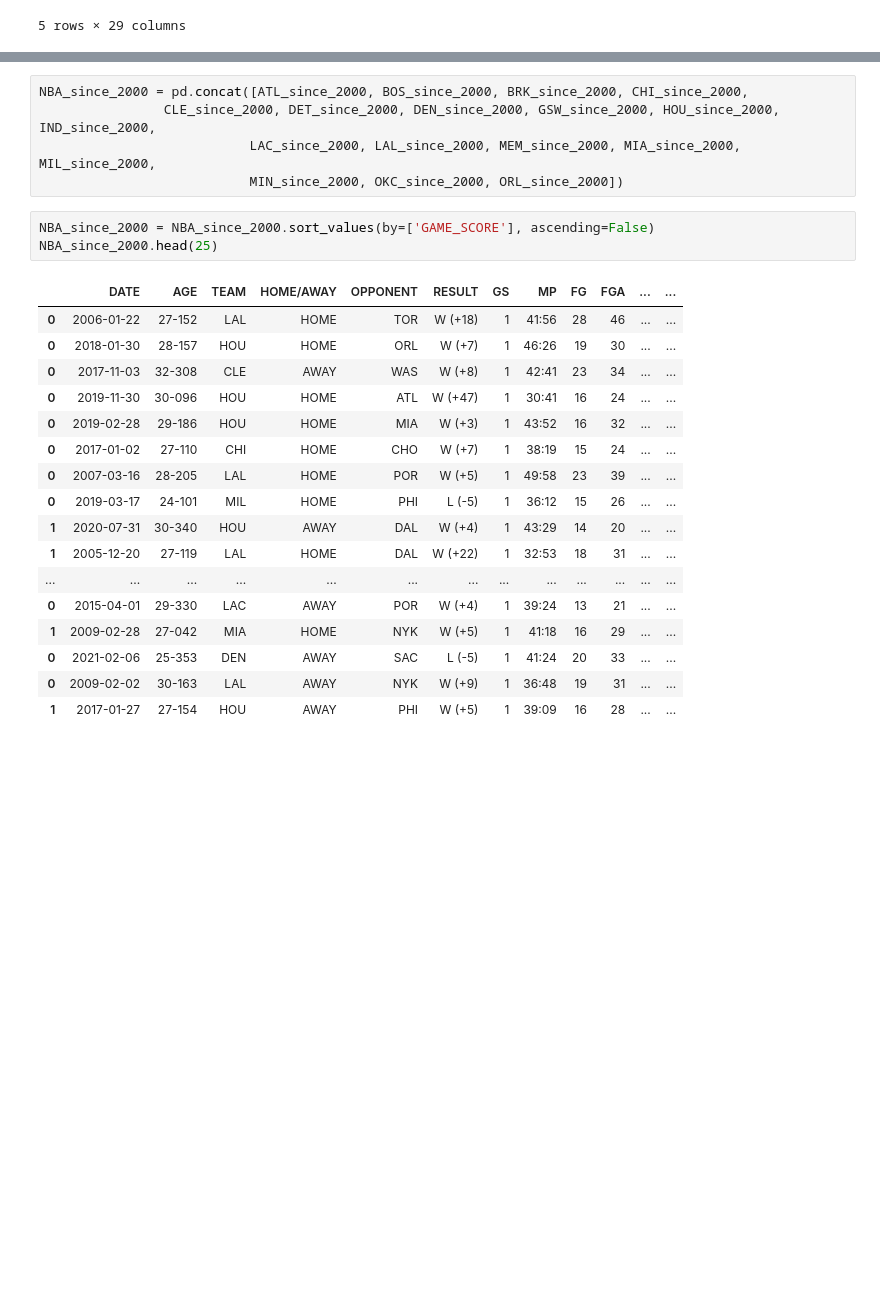
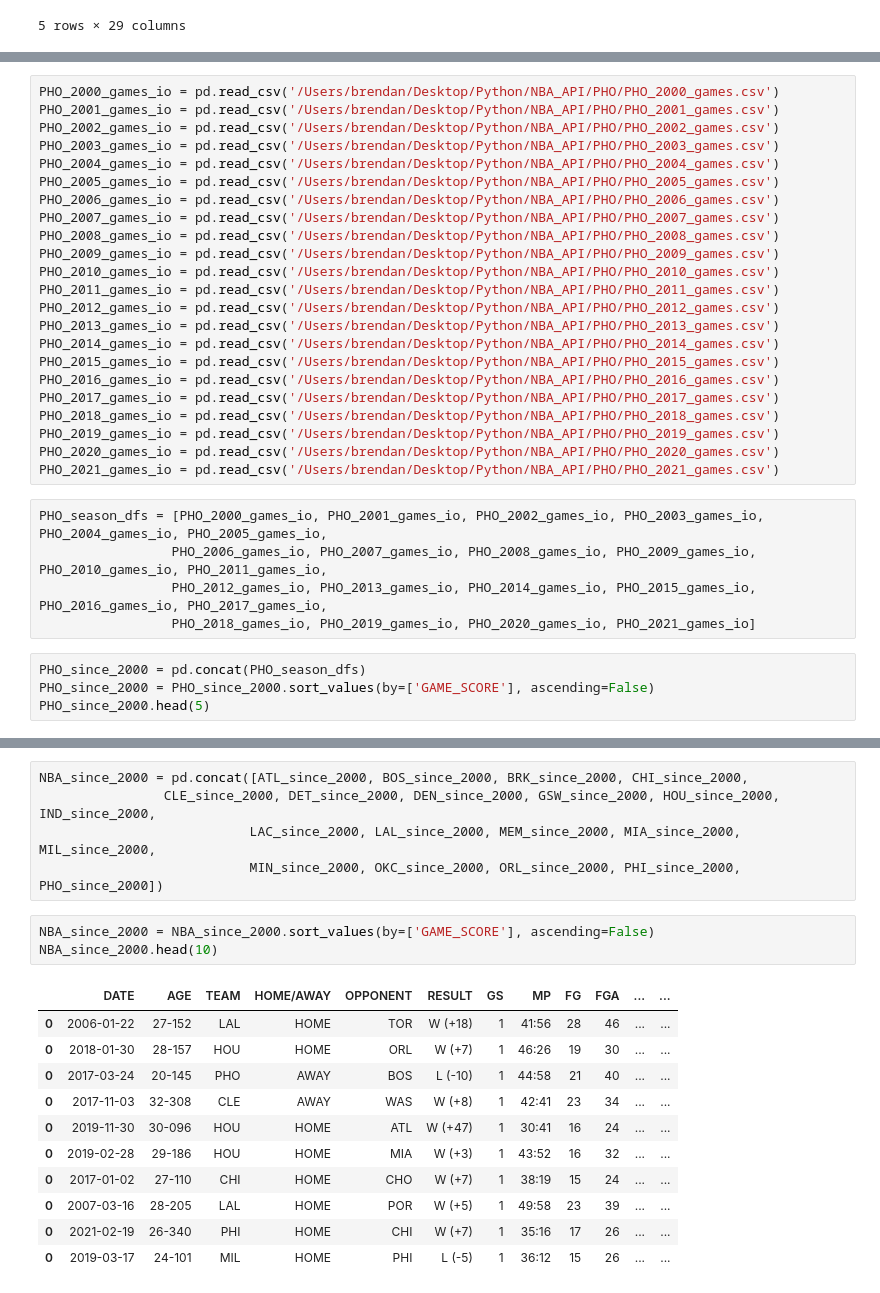
Before and after one commit to bme3412/Python, a Jupyter notebook: Projects/Basketball_reference/NBA_since_2000.ipynb, the cells around one changed output, grey strips where cells are left out. Drawn from its saved outputs; the diff is of its cells as text; blank space fills up the shorter version.

```diff
--- a/Projects/Basketball_reference/NBA_since_2000.ipynb
+++ b/Projects/Basketball_reference/NBA_since_2000.ipynb
@@ -833,0 +878,32 @@ ORL_since_2000.head(5)
+# %%
+PHO_2000_games_io = pd.read_csv('/Users/brendan/Desktop/Python/NBA_API/PHO/PHO_2000_games.csv')
+PHO_2001_games_io = pd.read_csv('/Users/brendan/Desktop/Python/NBA_API/PHO/PHO_2001_games.csv')
+PHO_2002_games_io = pd.read_csv('/Users/brendan/Desktop/Python/NBA_API/PHO/PHO_2002_games.csv')
+PHO_2003_games_io = pd.read_csv('/Users/brendan/Desktop/Python/NBA_API/PHO/PHO_2003_games.csv')
+PHO_2004_games_io = pd.read_csv('/Users/brendan/Desktop/Python/NBA_API/PHO/PHO_2004_games.csv')
+PHO_2005_games_io = pd.read_csv('/Users/brendan/Desktop/Python/NBA_API/PHO/PHO_2005_games.csv')
+PHO_2006_games_io = pd.read_csv('/Users/brendan/Desktop/Python/NBA_API/PHO/PHO_2006_games.csv')
+PHO_2007_games_io = pd.read_csv('/Users/brendan/Desktop/Python/NBA_API/PHO/PHO_2007_games.csv')
+PHO_2008_games_io = pd.read_csv('/Users/brendan/Desktop/Python/NBA_API/PHO/PHO_2008_games.csv')
+PHO_2009_games_io = pd.read_csv('/Users/brendan/Desktop/Python/NBA_API/PHO/PHO_2009_games.csv')
+PHO_2010_games_io = pd.read_csv('/Users/brendan/Desktop/Python/NBA_API/PHO/PHO_2010_games.csv')
+PHO_2011_games_io = pd.read_csv('/Users/brendan/Desktop/Python/NBA_API/PHO/PHO_2011_games.csv')
+PHO_2012_games_io = pd.read_csv('/Users/brendan/Desktop/Python/NBA_API/PHO/PHO_2012_games.csv')
+PHO_2013_games_io = pd.read_csv('/Users/brendan/Desktop/Python/NBA_API/PHO/PHO_2013_games.csv')
+PHO_2014_games_io = pd.read_csv('/Users/brendan/Desktop/Python/NBA_API/PHO/PHO_2014_games.csv')
+PHO_2015_games_io = pd.read_csv('/Users/brendan/Desktop/Python/NBA_API/PHO/PHO_2015_games.csv')
+PHO_2016_games_io = pd.read_csv('/Users/brendan/Desktop/Python/NBA_API/PHO/PHO_2016_games.csv')
+PHO_2017_games_io = pd.read_csv('/Users/brendan/Desktop/Python/NBA_API/PHO/PHO_2017_games.csv')
+PHO_2018_games_io = pd.read_csv('/Users/brendan/Desktop/Python/NBA_API/PHO/PHO_2018_games.csv')
+PHO_2019_games_io = pd.read_csv('/Users/brendan/Desktop/Python/NBA_API/PHO/PHO_2019_games.csv')
+PHO_2020_games_io = pd.read_csv('/Users/brendan/Desktop/Python/NBA_API/PHO/PHO_2020_games.csv')
+PHO_2021_games_io = pd.read_csv('/Users/brendan/Desktop/Python/NBA_API/PHO/PHO_2021_games.csv')
+# %%
+PHO_season_dfs = [PHO_2000_games_io, PHO_2001_games_io, PHO_2002_games_io, PHO_2003_games_io, PHO_2004_games_io, PHO_2005_games_io,
+                 PHO_2006_games_io, PHO_2007_games_io, PHO_2008_games_io, PHO_2009_games_io, PHO_2010_games_io, PHO_2011_games_io,
+                 PHO_2012_games_io, PHO_2013_games_io, PHO_2014_games_io, PHO_2015_games_io, PHO_2016_games_io, PHO_2017_games_io,
+                 PHO_2018_games_io, PHO_2019_games_io, PHO_2020_games_io, PHO_2021_games_io]
+# %%
+PHO_since_2000 = pd.concat(PHO_season_dfs)
+PHO_since_2000 = PHO_since_2000.sort_values(by=['GAME_SCORE'], ascending=False)
+PHO_since_2000.head(5)
@@ -835,25 +921,19 @@ ORL_since_2000.head(5)
 NBA_since_2000 = pd.concat([ATL_since_2000, BOS_since_2000, BRK_since_2000, CHI_since_2000,
                 CLE_since_2000, DET_since_2000, DEN_since_2000, GSW_since_2000, HOU_since_2000, IND_since_2000,
                            LAC_since_2000, LAL_since_2000, MEM_since_2000, MIA_since_2000, MIL_since_2000,
-                           MIN_since_2000, OKC_since_2000, ORL_since_2000])
+                           MIN_since_2000, OKC_since_2000, ORL_since_2000, PHI_since_2000, PHO_since_2000])
 # %%
 NBA_since_2000 = NBA_since_2000.sort_values(by=['GAME_SCORE'], ascending=False)
-NBA_since_2000.head(25)
+NBA_since_2000.head(10)
 # %% [output]
 |  | DATE | AGE | TEAM | HOME/AWAY | OPPONENT | RESULT | GS | MP | FG | FGA | ... | ... |
 | 0 | 2006-01-22 | 27-152 | LAL | HOME | TOR | W (+18) | 1 | 41:56 | 28 | 46 | ... | ... |
 | 0 | 2018-01-30 | 28-157 | HOU | HOME | ORL | W (+7) | 1 | 46:26 | 19 | 30 | ... | ... |
+| 0 | 2017-03-24 | 20-145 | PHO | AWAY | BOS | L (-10) | 1 | 44:58 | 21 | 40 | ... | ... |
 | 0 | 2017-11-03 | 32-308 | CLE | AWAY | WAS | W (+8) | 1 | 42:41 | 23 | 34 | ... | ... |
 | 0 | 2019-11-30 | 30-096 | HOU | HOME | ATL | W (+47) | 1 | 30:41 | 16 | 24 | ... | ... |
 | 0 | 2019-02-28 | 29-186 | HOU | HOME | MIA | W (+3) | 1 | 43:52 | 16 | 32 | ... | ... |
 | 0 | 2017-01-02 | 27-110 | CHI | HOME | CHO | W (+7) | 1 | 38:19 | 15 | 24 | ... | ... |
 | 0 | 2007-03-16 | 28-205 | LAL | HOME | POR | W (+5) | 1 | 49:58 | 23 | 39 | ... | ... |
+| 0 | 2021-02-19 | 26-340 | PHI | HOME | CHI | W (+7) | 1 | 35:16 | 17 | 26 | ... | ... |
 | 0 | 2019-03-17 | 24-101 | MIL | HOME | PHI | L (-5) | 1 | 36:12 | 15 | 26 | ... | ... |
-| 1 | 2020-07-31 | 30-340 | HOU | AWAY | DAL | W (+4) | 1 | 43:29 | 14 | 20 | ... | ... |
-| 1 | 2005-12-20 | 27-119 | LAL | HOME | DAL | W (+22) | 1 | 32:53 | 18 | 31 | ... | ... |
-| ... | ... | ... | ... | ... | ... | ... | ... | ... | ... | ... | ... | ... |
-| 0 | 2015-04-01 | 29-330 | LAC | AWAY | POR | W (+4) | 1 | 39:24 | 13 | 21 | ... | ... |
-| 1 | 2009-02-28 | 27-042 | MIA | HOME | NYK | W (+5) | 1 | 41:18 | 16 | 29 | ... | ... |
-| 0 | 2021-02-06 | 25-353 | DEN | AWAY | SAC | L (-5) | 1 | 41:24 | 20 | 33 | ... | ... |
-| 0 | 2009-02-02 | 30-163 | LAL | AWAY | NYK | W (+9) | 1 | 36:48 | 19 | 31 | ... | ... |
-| 1 | 2017-01-27 | 27-154 | HOU | AWAY | PHI | W (+5) | 1 | 39:09 | 16 | 28 | ... | ... |
```
Also changed, not shown: parts of 25 cells of this notebook.
